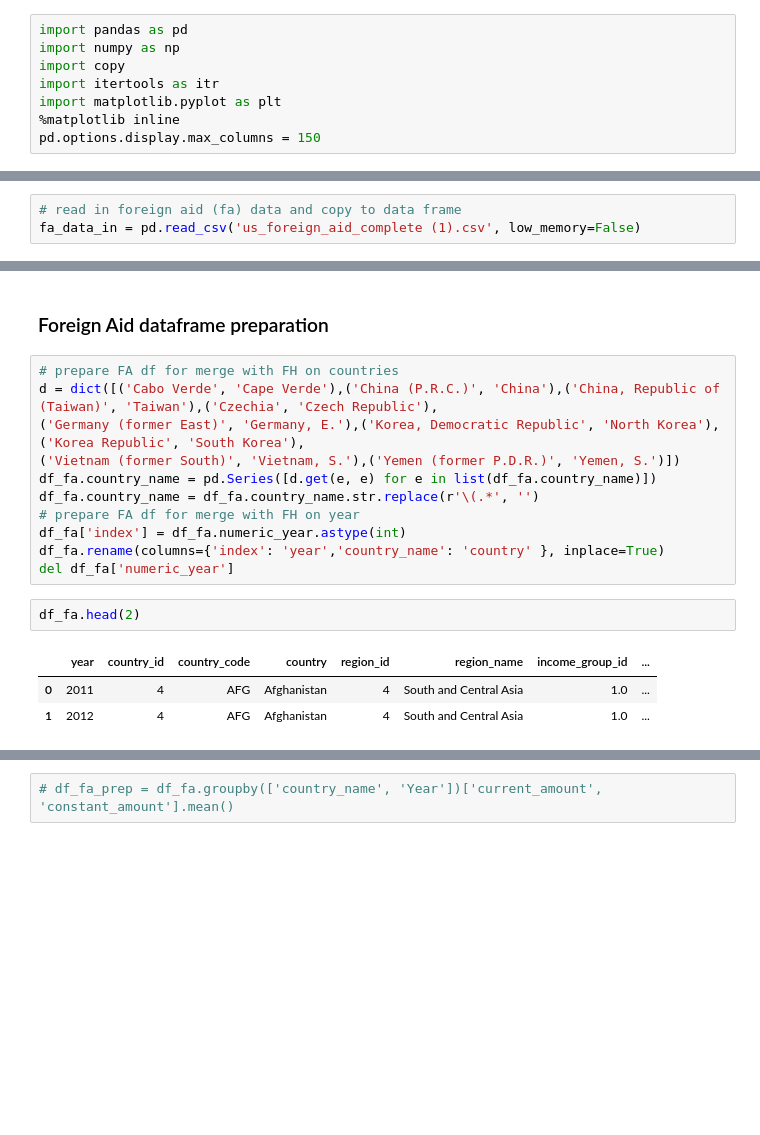
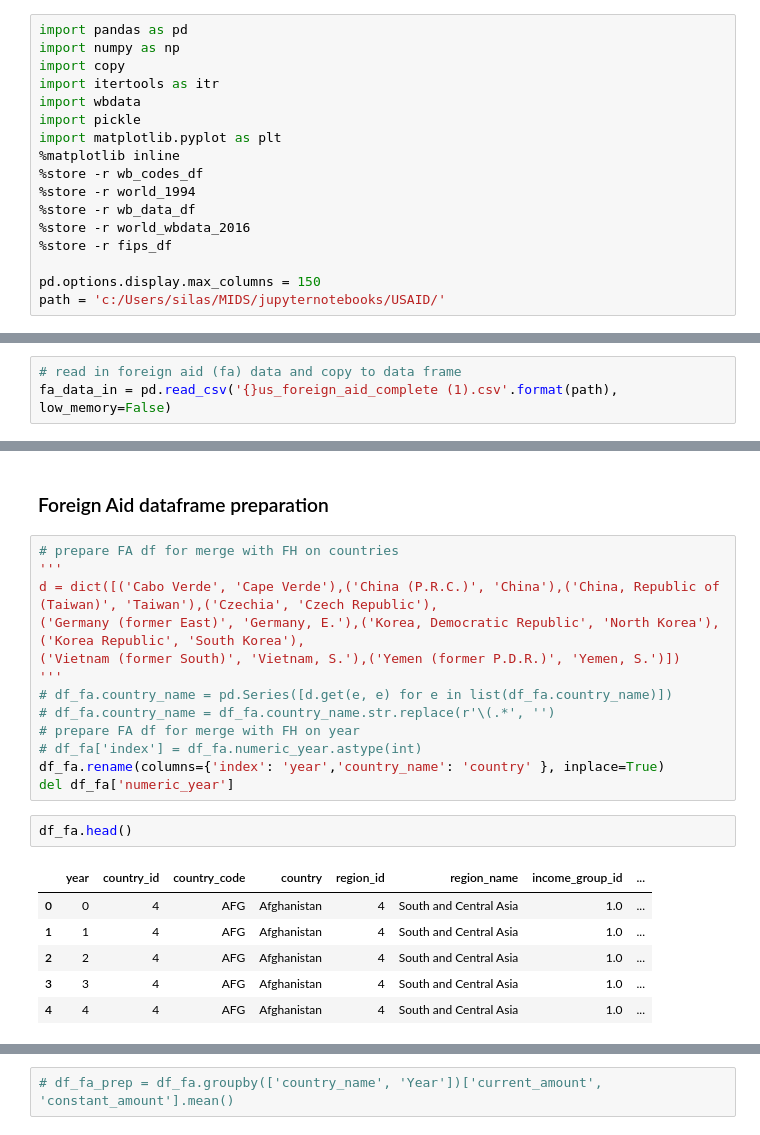
Before and after one commit to alexjhe/Python_Class_Final_Project, a Jupyter notebook: Merging_Silas.ipynb, the cells around one changed output, grey strips where cells are left out. Cells and saved outputs as stored; diff of their text form; blank space fills up the shorter version.

```diff
--- a/Merging_Silas.ipynb
+++ b/Merging_Silas.ipynb
@@ -3,9 +3,18 @@ import pandas as pd
 import numpy as np
 import copy
 import itertools as itr
+import wbdata
+import pickle
 import matplotlib.pyplot as plt
 %matplotlib inline
+%store -r wb_codes_df
+%store -r world_1994
+%store -r wb_data_df
+%store -r world_wbdata_2016
+%store -r fips_df
+
 pd.options.display.max_columns = 150
+path = 'c:/Users/silas/MIDS/jupyternotebooks/USAID/'
 # %%
 '''FA COLUMN HEADINGS
 Index(['DateYear', 'country_id', 'country_code', 'country_name', 'region_id',
@@ -35,6 +42,6 @@ https://freedomhouse.org/report/methodology-freedom-world-2017
 # %%
 # read in foreign aid (fa) data and copy to data frame
-fa_data_in = pd.read_csv('us_foreign_aid_complete (1).csv', low_memory=False)
+fa_data_in = pd.read_csv('{}us_foreign_aid_complete (1).csv'.format(path), low_memory=False)
 # %%
 df_fa = copy.copy(fa_data_in.reset_index())
 # %%
@@ -117,21 +124,26 @@ Stored 'fh_CL_df' (DataFrame)
 ### Foreign Aid dataframe preparation
 # %%
 # prepare FA df for merge with FH on countries
+'''
 d = dict([('Cabo Verde', 'Cape Verde'),('China (P.R.C.)', 'China'),('China, Republic of (Taiwan)', 'Taiwan'),('Czechia', 'Czech Republic'),
 ('Germany (former East)', 'Germany, E.'),('Korea, Democratic Republic', 'North Korea'),('Korea Republic', 'South Korea'),
 ('Vietnam (former South)', 'Vietnam, S.'),('Yemen (former P.D.R.)', 'Yemen, S.')])
-df_fa.country_name = pd.Series([d.get(e, e) for e in list(df_fa.country_name)])
-df_fa.country_name = df_fa.country_name.str.replace(r'\(.*', '')
+'''
+# df_fa.country_name = pd.Series([d.get(e, e) for e in list(df_fa.country_name)])
+# df_fa.country_name = df_fa.country_name.str.replace(r'\(.*', '')
 # prepare FA df for merge with FH on year
-df_fa['index'] = df_fa.numeric_year.astype(int)
+# df_fa['index'] = df_fa.numeric_year.astype(int)
 df_fa.rename(columns={'index': 'year','country_name': 'country' }, inplace=True)
 del df_fa['numeric_year']
 # %%
-df_fa.head(2)
+df_fa.head()
 # %% [output]
 |  | year | country_id | country_code | country | region_id | region_name | income_group_id | ... |
-| 0 | 2011 | 4 | AFG | Afghanistan | 4 | South and Central Asia | 1.0 | ... |
-| 1 | 2012 | 4 | AFG | Afghanistan | 4 | South and Central Asia | 1.0 | ... |
+| 0 | 0 | 4 | AFG | Afghanistan | 4 | South and Central Asia | 1.0 | ... |
+| 1 | 1 | 4 | AFG | Afghanistan | 4 | South and Central Asia | 1.0 | ... |
+| 2 | 2 | 4 | AFG | Afghanistan | 4 | South and Central Asia | 1.0 | ... |
+| 3 | 3 | 4 | AFG | Afghanistan | 4 | South and Central Asia | 1.0 | ... |
+| 4 | 4 | 4 | AFG | Afghanistan | 4 | South and Central Asia | 1.0 | ... |
 # %%
 # select feature (here its amounts), reduce(agg years), select/add FH score
 df_fa_prep = df_fa.groupby(['country', 'year','country_code', 'country_id'])['current_amount', 'constant_amount'].mean()
```
Also changed, not shown: parts of 49 cells of this notebook, 7 other files.
